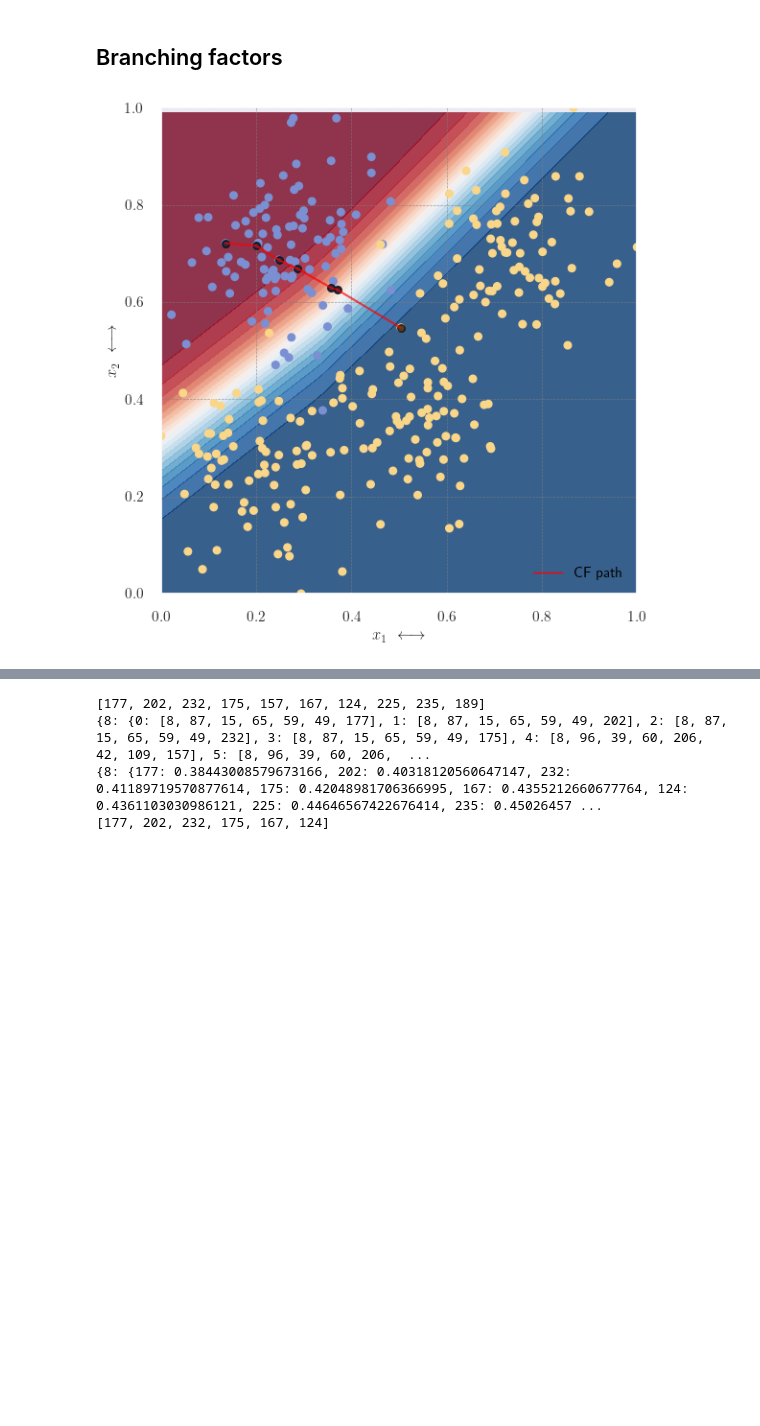
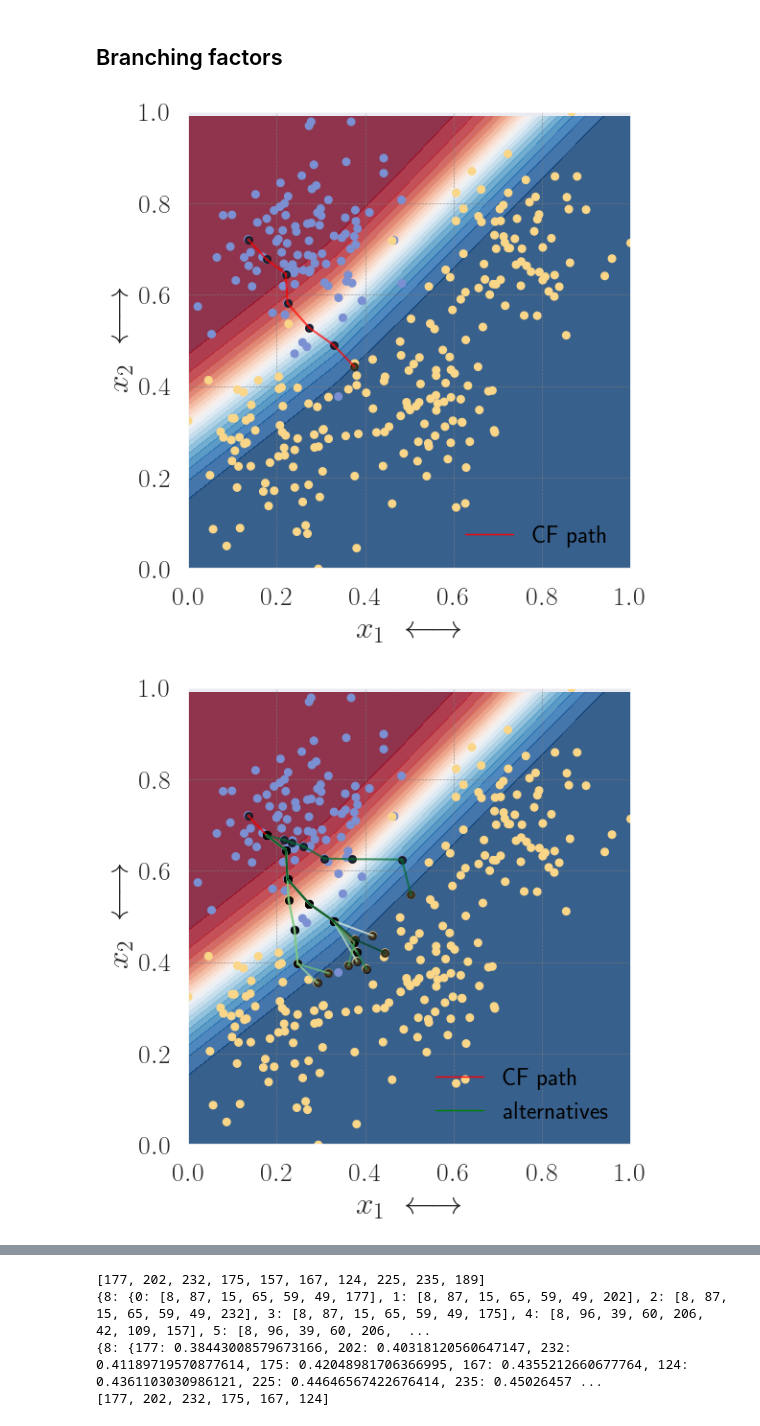
Before and after one commit to xuanxuanxuan-git/facelift, a Jupyter notebook: examples/synthetic_data.ipynb, the cells around one changed output, grey strips where cells are left out. Cells and saved outputs as stored; diff of their text form; code cells hidden in the pictures; blank space fills up the shorter version.

```diff
--- a/examples/synthetic_data.ipynb
+++ b/examples/synthetic_data.ipynb
@@ -228,8 +228,8 @@ def get_weights_kNN(
         for j in range(n_samples):
             v1 = X[j]
             # modify the distance function so that removing pixels incurring larger cost.
-            dist = calculate_weighted_distance(v1, v0, penalty_term=penalty_term)
-            # dist = np.linalg.norm(v0 - v1)
+            # dist = calculate_weighted_distance(v1, v0, penalty_term=penalty_term)
+            dist = np.linalg.norm(v0 - v1)
             k[i, j] = dist
 
             if dist != 0:
@@ -319,7 +319,8 @@ kernel = get_weights_kNN(
             n_neighbours=int(n_neighbours),
             weight_func=weight_func
         )
-# sym_kernel = build_asymmetric_matrix(kernel, X, weight_func, penalty_term)
+sym_kernel = build_symmetric_matrix(kernel)
+# asym_kernel = build_asymmetric_matrix(kernel, X, weight_func, penalty_term)
 # %%
 def get_minimum_dist(dist_matrix):
     """get the shortest distance and its data index
@@ -348,7 +349,7 @@ def get_closest_cf_point(dist_matrix, predictions, y, target_class, class_labels
                 path_count += 1
     return end_point_idx
 # %%
-sp_graph = construct_graph(kernel)
+sp_graph = construct_graph(sym_kernel)
 start_point_idx = 8
 target_class = 1
 class_labels = list(map(int, clf.classes_))
@@ -502,25 +503,26 @@ def construct_alternative_paths(sp_graph, start_point_indices, end_point_indices
             branch_dist[start_point_idx][end_point_idx] = dist_matrix[end_point_idx]
     return branching_dict, branch_dist
 # %%
-branching_dict, branch_dist = construct_alternative_paths(sp_graph, [8, 87, 15, 65, 59, 49], [202, 232, 175, 157, 167, 124, 225, 235, 189])
+branching_dict, branch_dist = construct_alternative_paths(sp_graph, [87, 15, 65, 59, 49], [202, 232, 175, 157, 167, 124, 225, 235, 189])
 
-main_path = [8, 87, 15, 65, 59, 49, 175]
+main_path = [8, 87, 15, 65, 59, 49, 177]
 
 fig, ax = plt.subplots(figsize=(6,6))
-ax = plot_counterfactual_explanations(ax, df, clf, {8: {5: [8, 48, 4, 18, 31, 19, 235]}}, color_bar=False)
+ax = plot_counterfactual_explanations(ax, df, clf, {8: {0: [8, 87, 15, 65, 59, 49, 177]}}, color_bar=False)
 path_legend_lines = [Line2D([0], [0], color="red", lw=1), Line2D([0], [0], color="green", lw=1)]
 ax.legend([path_legend_lines[0]], ["CF path"], loc="lower right", labelcolor="black", fontsize=18)
 plt.tight_layout()
 plt.savefig(f"{workshop_paper_path}cf_shortest_path_id8.pdf", dpi=300, facecolor="white")
 plt.show()
 
 for step_count, (k, v) in enumerate(branching_dict.items()):
     fig, ax = plt.subplots(figsize=(6,6))
     ax = plot_counterfactual_explanations(ax, df, clf, {k:v}, color_bar=False)
     ax = plot_one_path(ax, X, main_path, color="red", zorder=2)
     ax.legend(path_legend_lines, ["CF path", "alternatives"], loc="lower right", labelcolor = "black", fontsize=18)
     plt.tight_layout()
-    plt.savefig(f"{workshop_paper_path}cf_shortest_path_id8_step{step_count+1}.pdf", dpi=300, facecolor="white")
+    # plt.savefig(f"{workshop_paper_path}cf_shortest_path_id8_step{step_count+1}.pdf", dpi=300, facecolor="white")
     plt.show()
 # %% [output]
-[figure, old version]
+[figure, new version]
+[figure, added]
```
Also changed, not shown: parts of 5 cells of this notebook.
